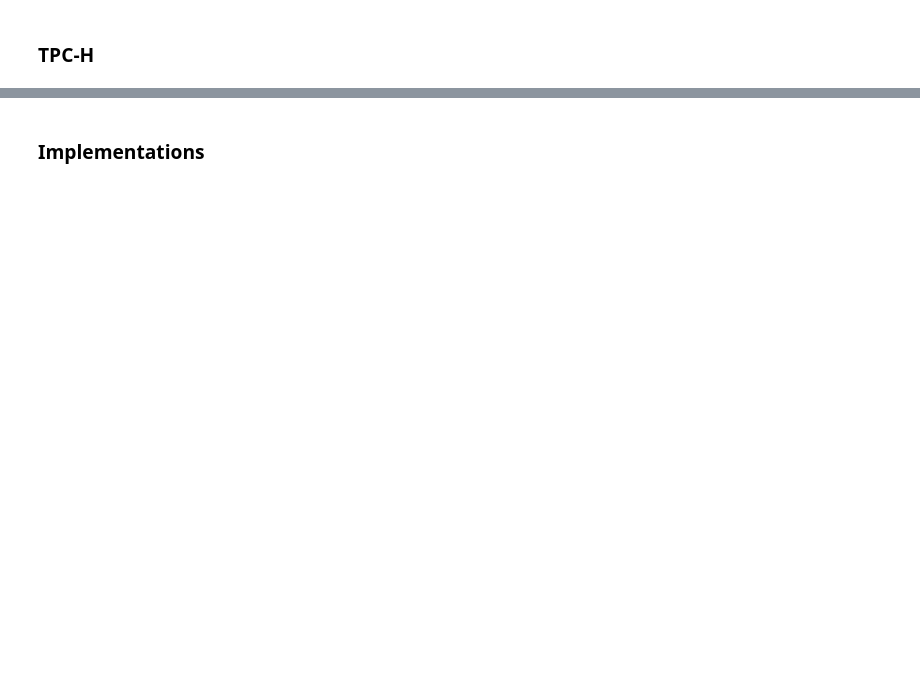
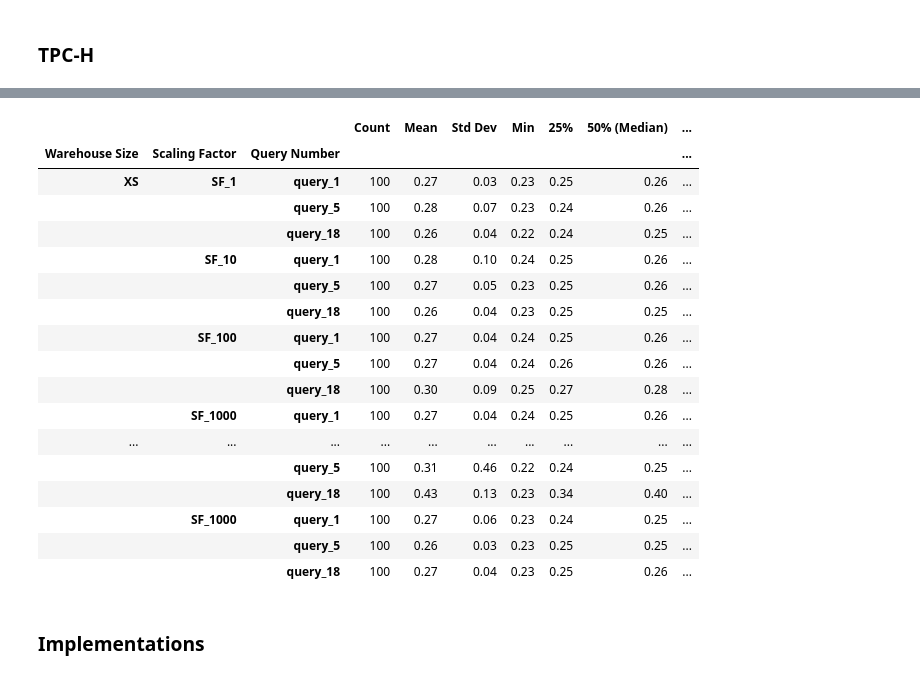
Before and after one commit to Florian335/ADS2024-project, a Jupyter notebook: Assignment1/analysis.ipynb, the cells around one changed output, grey strips where cells are left out. Saved outputs shown, nothing was run; the diff lists cells and outputs as text; code cells hidden in the pictures; blank space fills up the shorter version.

```diff
--- a/Assignment1/analysis.ipynb
+++ b/Assignment1/analysis.ipynb
@@ -63,3 +68,56 @@ plt.show()
+# %%
+summary_data = []
+
+size_classes = ['XS', 'S', 'M', 'L']
+sfls = ['SF_1', 'SF_10', 'SF_100', 'SF_1000']
+
+for size_class in size_classes:
+    for sf in sfls:
+        subset_sf = df[(df["Warehouse Size"] == size_class) & (df["Scaling Factor (SF)"] == sf)]
+
+        for query in subset_sf["Query Number"].unique():
+            subset_query = subset_sf[subset_sf["Query Number"] == query]
+
+            if not subset_query.empty:
+                stats = subset_query["Execution Time"].describe()
+                summary_data.append({
+                    "Warehouse Size": size_class,
+                    "Scaling Factor": sf,
+                    "Query Number": query,
+                    "Count": int(stats["count"]),
+                    "Mean": round(stats["mean"], 2),
+                    "Std Dev": round(stats["std"], 2),
+                    "Min": round(stats["min"], 2),
+                    "25%": round(stats["25%"], 2),
+                    "50% (Median)": round(stats["50%"], 2),
+                    "75%": round(stats["75%"], 2),
+                    "Max": round(stats["max"], 2)
+                })
+
+summary_df = pd.DataFrame(summary_data)
+
+summary_df.set_index(["Warehouse Size", "Scaling Factor", "Query Number"], inplace=True)
+# %%
+summary_df
+# %% [output]
+|  |  |  | Count | Mean | Std Dev | Min | 25% | 50% (Median) | ... |
+| Warehouse Size | Scaling Factor | Query Number |  |  |  |  |  |  | ... |
+| XS | SF_1 | query_1 | 100 | 0.27 | 0.03 | 0.23 | 0.25 | 0.26 | ... |
+|  |  | query_5 | 100 | 0.28 | 0.07 | 0.23 | 0.24 | 0.26 | ... |
+|  |  | query_18 | 100 | 0.26 | 0.04 | 0.22 | 0.24 | 0.25 | ... |
+|  | SF_10 | query_1 | 100 | 0.28 | 0.10 | 0.24 | 0.25 | 0.26 | ... |
+|  |  | query_5 | 100 | 0.27 | 0.05 | 0.23 | 0.25 | 0.26 | ... |
+|  |  | query_18 | 100 | 0.26 | 0.04 | 0.23 | 0.25 | 0.25 | ... |
+|  | SF_100 | query_1 | 100 | 0.27 | 0.04 | 0.24 | 0.25 | 0.26 | ... |
+|  |  | query_5 | 100 | 0.27 | 0.04 | 0.24 | 0.26 | 0.26 | ... |
+|  |  | query_18 | 100 | 0.30 | 0.09 | 0.25 | 0.27 | 0.28 | ... |
+|  | SF_1000 | query_1 | 100 | 0.27 | 0.04 | 0.24 | 0.25 | 0.26 | ... |
+| ... | ... | ... | ... | ... | ... | ... | ... | ... | ... |
+|  |  | query_5 | 100 | 0.31 | 0.46 | 0.22 | 0.24 | 0.25 | ... |
+|  |  | query_18 | 100 | 0.43 | 0.13 | 0.23 | 0.34 | 0.40 | ... |
+|  | SF_1000 | query_1 | 100 | 0.27 | 0.06 | 0.23 | 0.24 | 0.25 | ... |
+|  |  | query_5 | 100 | 0.26 | 0.03 | 0.23 | 0.25 | 0.25 | ... |
+|  |  | query_18 | 100 | 0.27 | 0.04 | 0.23 | 0.25 | 0.26 | ... |
 # %% [markdown]
 ### Implementations
 # %%
```
Also changed, not shown: parts of 6 cells of this notebook, 11 other files.
